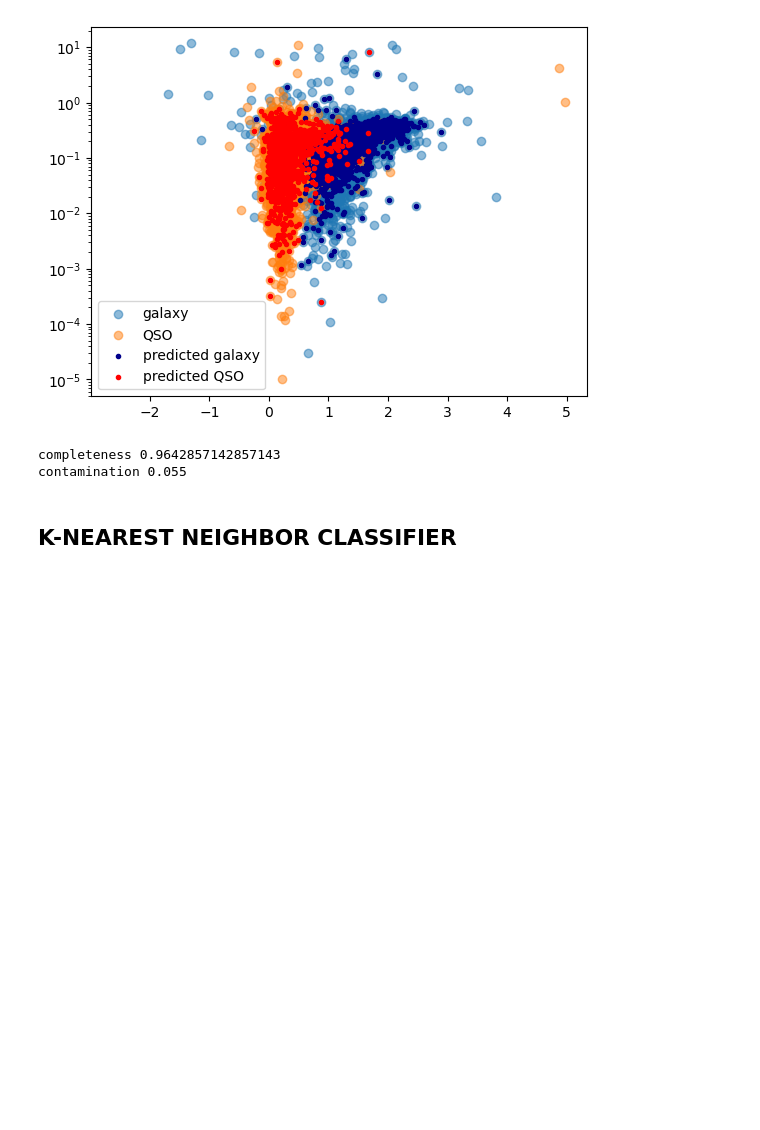
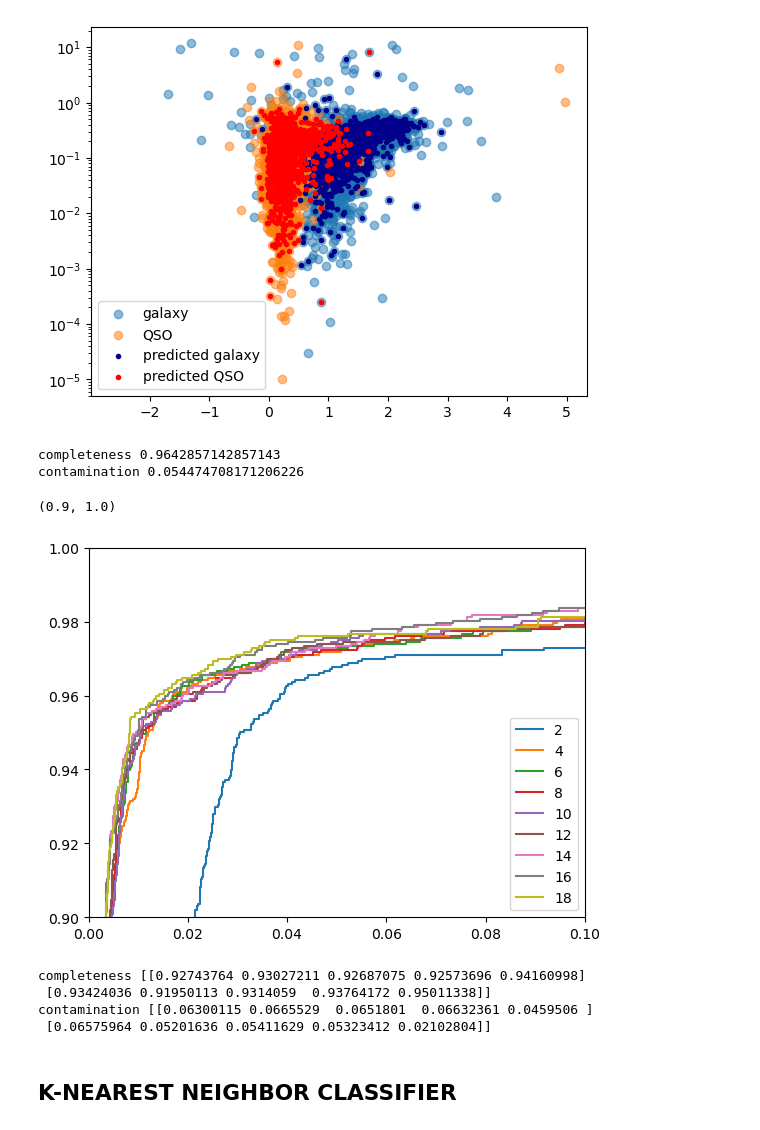
Before and after one commit to ebianchi803/astrostatistics_bicocca_2026, a Jupyter notebook: working/L19.ipynb, the cells around one changed output. Cells and saved outputs as stored; diff of their text form; code cells hidden in the pictures; blank space fills up the shorter version.

```diff
--- a/working/L19.ipynb
+++ b/working/L19.ipynb
@@ -204,12 +233,60 @@ def compute_GMMbayes(Ncolors, Ncomp):
 # %%
-classifiers, predictions = compute_GMMbayes(Ncolors, Ncomp)
 completeness, contamination = completeness_contamination(y_pred_gmmb, y_test)
 
 print("completeness", completeness)
 print("contamination", contamination)
 # %% [output]
 completeness 0.9642857142857143
-contamination 0.055
+contamination 0.054474708171206226
+# %%
+for n in np.arange(2,20)[::2]:
+
+    clf = GMMBayes(n_components=n)
+    clf.fit(X_train[:,0:4],y_train)
+
+    y_prob = clf.predict_proba(X_test[:,0:4]) [:,1]
+
+    fpr, tpr, thresh = roc_curve(y_test, y_prob)
+    plt.plot(fpr, tpr, label=str(n))
+
+plt.legend()
+plt.xlim(0,0.1)
+plt.ylim(0.9,1)
+# %% [output]
+(0.9, 1.0)
+[figure, added]
+# %%
+Ncolors = np.arange(1, X.shape[1] + 1)
+Ncomp = [1, 5]
+
+
+def compute_GMMbayes(Ncolors, Ncomp):
+    classifiers = []
+    predictions = []
+
+    for ncm in Ncomp:
+        classifiers.append([])
+        predictions.append([])
+        for nc in Ncolors:
+            clf = GMMBayes(ncm, tol=1E-5, covariance_type='full')
+            clf.fit(X_train[:, :nc], y_train)
+            y_pred = clf.predict(X_test[:, :nc])
+
+            classifiers[-1].append(clf)
+            predictions[-1].append(y_pred)
+
+    return classifiers, predictions
+
+classifiers, predictions = compute_GMMbayes(Ncolors, Ncomp)
+completeness, contamination = completeness_contamination(predictions, y_test)
+
+print("completeness", completeness)
+print("contamination", contamination)
+# %% [output]
+completeness [[0.92743764 0.93027211 0.92687075 0.92573696 0.94160998]
+ [0.93424036 0.91950113 0.9314059  0.93764172 0.95011338]]
+contamination [[0.06300115 0.0665529  0.0651801  0.06632361 0.0459506 ]
+ [0.06575964 0.05201636 0.05411629 0.05323412 0.02102804]]
 # %% [markdown]
 K-NEAREST NEIGHBOR CLASSIFIER
 -
```
Also changed, not shown: parts of 6 cells of this notebook.
